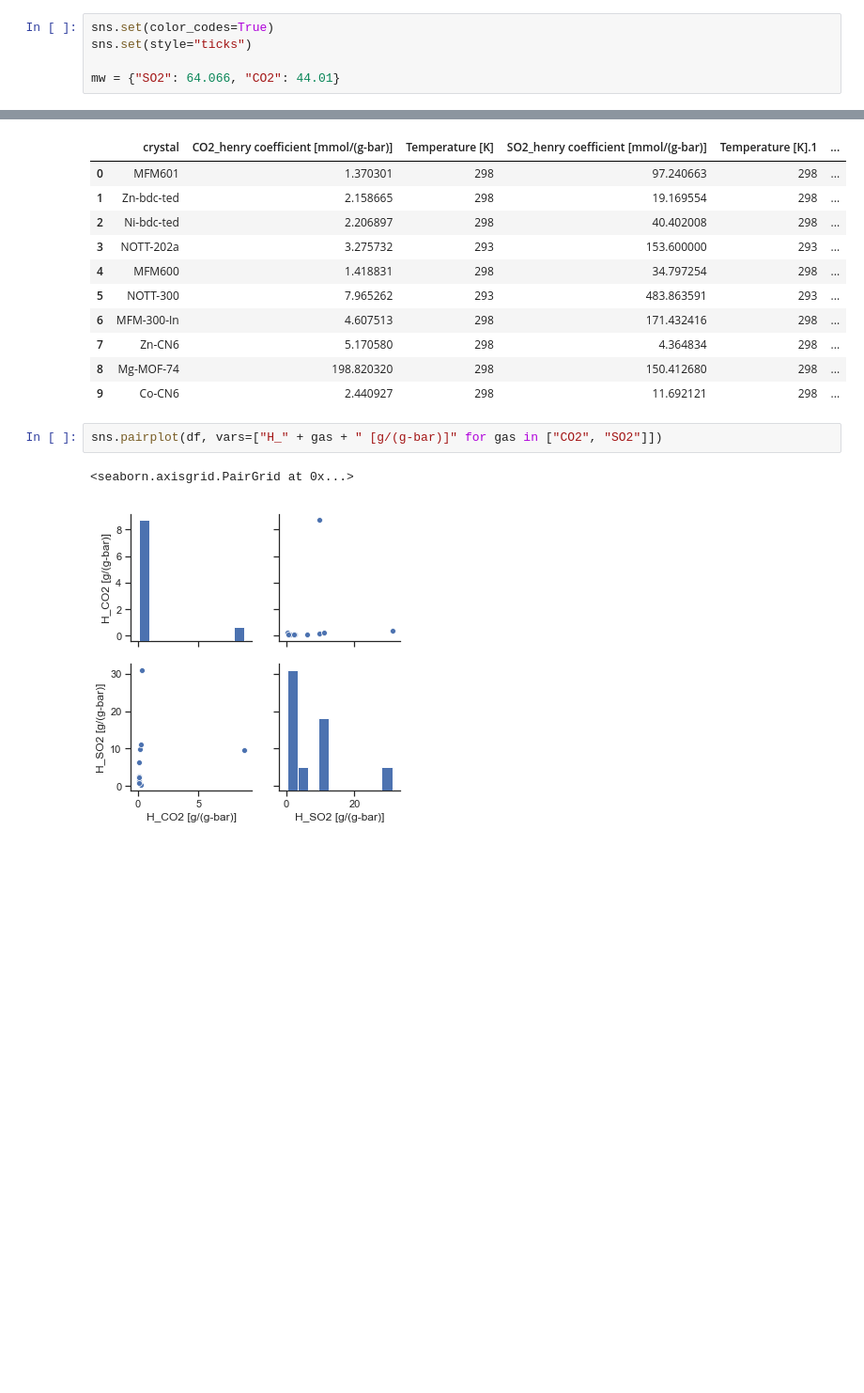
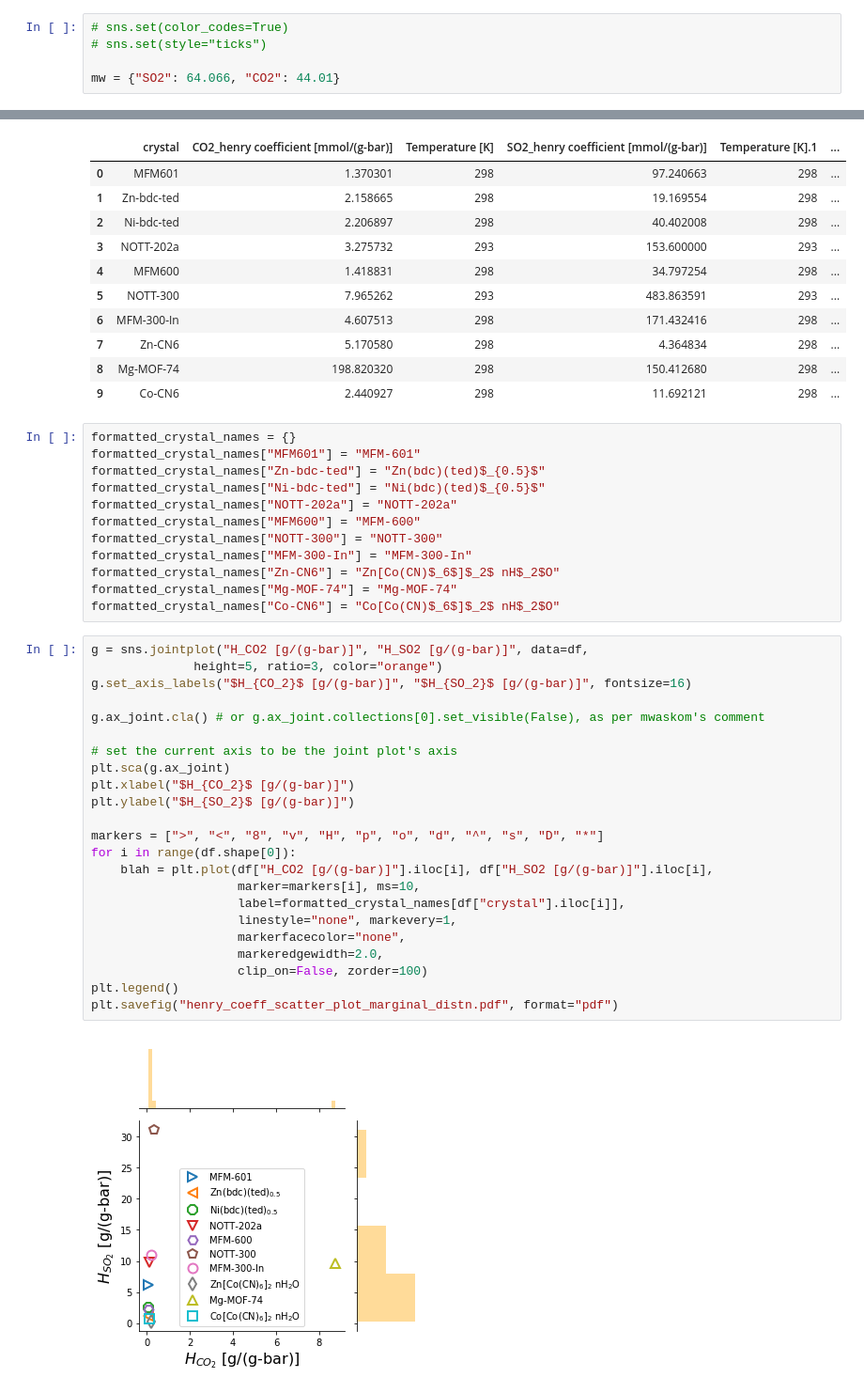
Before and after one commit to SimonEnsemble/sensor_arrays, a Jupyter notebook: src/scatter_plot_matrix.ipynb, the cells around one changed output, grey strips where cells are left out. Shown: that part at 94% size. Saved outputs shown, nothing was run; the diff lists cells and outputs as text; blank space fills up the shorter version.

Commit message:
made scatter plot matrix for paper, which includes histogram in Sensing.ipynb. write henry in g/(g-bar)

```diff
--- a/src/scatter_plot_matrix.ipynb
+++ b/src/scatter_plot_matrix.ipynb
@@ -5,8 +5,8 @@ import seaborn as sns
 import matplotlib.pyplot as plt
 from scipy import stats
 # %%
-sns.set(color_codes=True)
-sns.set(style="ticks")
+# sns.set(color_codes=True)
+# sns.set(style="ticks")
 
 mw = {"SO2": 64.066, "CO2": 44.01}
 # %%
@@ -26,8 +26,40 @@ df
 | 7 | Zn-CN6 | 5.170580 | 298 | 4.364834 | 298 | ... |
 | 8 | Mg-MOF-74 | 198.820320 | 298 | 150.412680 | 298 | ... |
 | 9 | Co-CN6 | 2.440927 | 298 | 11.692121 | 298 | ... |
-# %%
-sns.pairplot(df, vars=["H_" + gas + " [g/(g-bar)]" for gas in ["CO2", "SO2"]])
-# %% [output]
-<seaborn.axisgrid.PairGrid at 0x...>
-[figure, removed]
+# %%
+formatted_crystal_names = {}
+formatted_crystal_names["MFM601"] = "MFM-601"
+formatted_crystal_names["Zn-bdc-ted"] = "Zn(bdc)(ted)$_{0.5}$"
+formatted_crystal_names["Ni-bdc-ted"] = "Ni(bdc)(ted)$_{0.5}$"
+formatted_crystal_names["NOTT-202a"] = "NOTT-202a"
+formatted_crystal_names["MFM600"] = "MFM-600"
+formatted_crystal_names["NOTT-300"] = "NOTT-300"
+formatted_crystal_names["MFM-300-In"] = "MFM-300-In"
+formatted_crystal_names["Zn-CN6"] = "Zn[Co(CN)$_6$]$_2$ nH$_2$O"
+formatted_crystal_names["Mg-MOF-74"] = "Mg-MOF-74"
+formatted_crystal_names["Co-CN6"] = "Co[Co(CN)$_6$]$_2$ nH$_2$O"
+# %%
+g = sns.jointplot("H_CO2 [g/(g-bar)]", "H_SO2 [g/(g-bar)]", data=df,
+              height=5, ratio=3, color="orange")
+g.set_axis_labels("$H_{CO_2}$ [g/(g-bar)]", "$H_{SO_2}$ [g/(g-bar)]", fontsize=16)
+
+g.ax_joint.cla() # or g.ax_joint.collections[0].set_visible(False), as per mwaskom's comment
+
+# set the current axis to be the joint plot's axis
+plt.sca(g.ax_joint)
+plt.xlabel("$H_{CO_2}$ [g/(g-bar)]")
+plt.ylabel("$H_{SO_2}$ [g/(g-bar)]")
+
+markers = [">", "<", "8", "v", "H", "p", "o", "d", "^", "s", "D", "*"]
+for i in range(df.shape[0]):
+    blah = plt.plot(df["H_CO2 [g/(g-bar)]"].iloc[i], df["H_SO2 [g/(g-bar)]"].iloc[i],
+                    marker=markers[i], ms=10,
+                    label=formatted_crystal_names[df["crystal"].iloc[i]],
+                    linestyle="none", markevery=1,
+                    markerfacecolor="none",
+                    markeredgewidth=2.0,
+                    clip_on=False, zorder=100)
+plt.legend()
+plt.savefig("henry_coeff_scatter_plot_marginal_distn.pdf", format="pdf")
+# %% [output]
+[figure, added]
```
Also changed, not shown: 1 other file.
